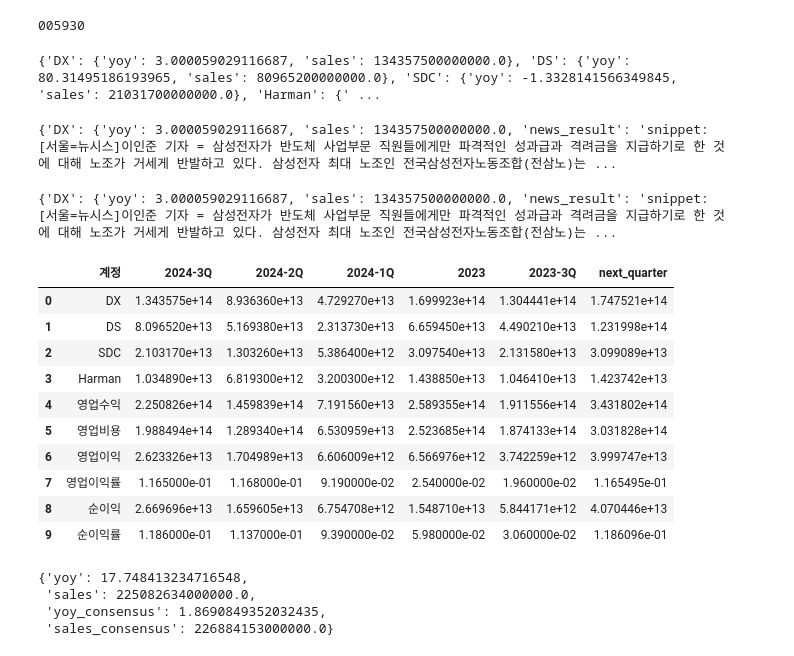
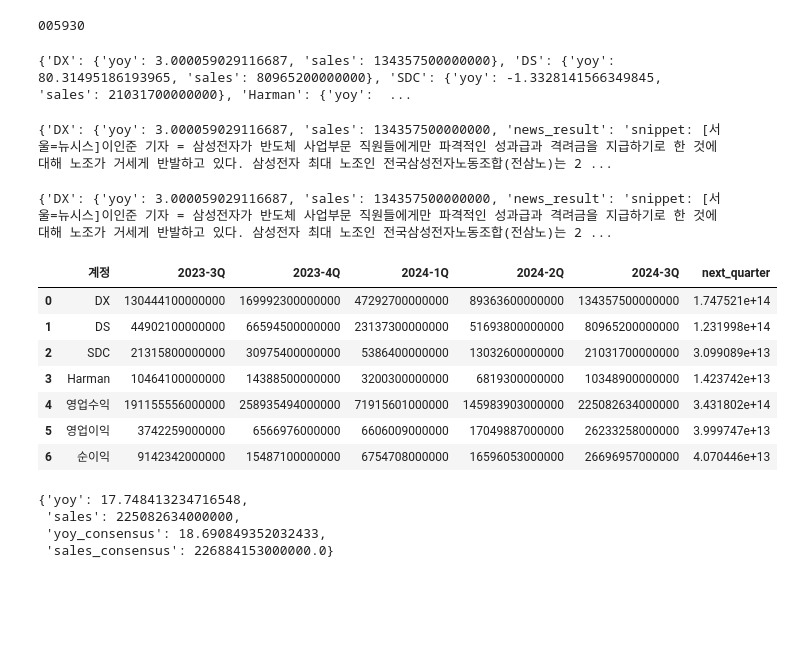
Before and after one commit to SNU-NC/valuation_agent, a Jupyter notebook: report_agent/report_agent.ipynb, the cells around one changed output. Saved outputs shown, nothing was run; the diff lists cells and outputs as text; code cells hidden in the pictures; blank space fills up the shorter version.

```diff
--- a/report_agent/report_agent.ipynb
+++ b/report_agent/report_agent.ipynb
@@ -64,7 +64,7 @@ def get_ticker(company_name):
         return None
 # %%
 # 상태 정보 초기화, 티커 추출
-company_name = "삼성전자"
+company_name = "네이버"
 
 ticker = get_ticker(company_name)
 ticker = ticker.split(".")[0]
@@ -75,11 +75,11 @@ print(ticker)
 import pandas as pd
 consensus_df = pd.read_csv(f"./consensus_crawling/consensus_result.csv")
 current_quarter_sales_consensus = consensus_df.loc[consensus_df['종목코드'] == ticker, '직전분기_매출액_컨센서스'].values[0] * (10 ** 8) #(10^8 =억원)
+# %%
+state = State(company_name=company_name, ticker=ticker)
+
+income_stmt_cum = pd.read_excel(f"./data/quarterly_financial_data/{ticker}_quarterly_financial_data.xlsx",header=0)
 # %%
-state = State(company_name=company_name, ticker=ticker)
-
-income_stmt_cum = pd.read_csv(f"./docs/{ticker}_segment_sales+income_stmt_cum.csv",header=0)
-
 # 사업부 추출
 segments = []
 for item in income_stmt_cum.iloc[:, 0]:
@@ -88,8 +88,8 @@ for item in income_stmt_cum.iloc[:, 0]:
     segments.append(item)
 
 # YoY 계산 ((현재 - 이전) / 이전) * 100
-present_quarter = income_stmt_cum.iloc[:,1]
-year_ago_quarter = income_stmt_cum.iloc[:,1+4]
+present_quarter = income_stmt_cum.iloc[:,1+4]
+year_ago_quarter = income_stmt_cum.iloc[:,1]
 yoy = ((present_quarter - year_ago_quarter) / year_ago_quarter) * 100
 
 # 각 사업부별 YoY와 사업부 이름을 함께 보여주기
@@ -114,7 +114,7 @@ for segment, sales in zip(income_stmt_cum['계정'], present_quarter):
 
 print(state.segment)
 # %% [output]
-{'DX': {'yoy': 3.000059029116687, 'sales': 134357500000000.0}, 'DS': {'yoy': 80.31495186193965, 'sales': 80965200000000.0}, 'SDC': {'yoy': -1.3328141566349845, 'sales': 21031700000000.0}, 'Harman': {' ...
+{'DX': {'yoy': 3.000059029116687, 'sales': 134357500000000}, 'DS': {'yoy': 80.31495186193965, 'sales': 80965200000000}, 'SDC': {'yoy': -1.3328141566349845, 'sales': 21031700000000}, 'Harman': {'yoy':  ...
 # %%
 # 사업부별 뉴스 검색
 duckduckgo_search_tool = DuckDuckGoSearchResults(max_results=1,backend="news")
@@ -128,7 +128,7 @@ for segment in segments:
 
 print(state.segment)
 # %% [output]
-{'DX': {'yoy': 3.000059029116687, 'sales': 134357500000000.0, 'news_result': 'snippet: [서울=뉴시스]이인준 기자 = 삼성전자가 반도체 사업부문 직원들에게만 파격적인 성과급과 격려금을 지급하기로 한 것에 대해 노조가 거세게 반발하고 있다. 삼성전자 최대 노조인 전국삼성전자노동조합(전삼노)는 ...
+{'DX': {'yoy': 3.000059029116687, 'sales': 134357500000000, 'news_result': 'snippet: [서울=뉴시스]이인준 기자 = 삼성전자가 반도체 사업부문 직원들에게만 파격적인 성과급과 격려금을 지급하기로 한 것에 대해 노조가 거세게 반발하고 있다. 삼성전자 최대 노조인 전국삼성전자노동조합(전삼노)는 2 ...
 # %%
 from langchain_core.prompts import ChatPromptTemplate
 from langchain_core.output_parsers import PydanticOutputParser
@@ -171,73 +171,57 @@ for segment in segments:
 
 print(state.segment)
 # %% [output]
-{'DX': {'yoy': 3.000059029116687, 'sales': 134357500000000.0, 'news_result': 'snippet: [서울=뉴시스]이인준 기자 = 삼성전자가 반도체 사업부문 직원들에게만 파격적인 성과급과 격려금을 지급하기로 한 것에 대해 노조가 거세게 반발하고 있다. 삼성전자 최대 노조인 전국삼성전자노동조합(전삼노)는 ...
+{'DX': {'yoy': 3.000059029116687, 'sales': 134357500000000, 'news_result': 'snippet: [서울=뉴시스]이인준 기자 = 삼성전자가 반도체 사업부문 직원들에게만 파격적인 성과급과 격려금을 지급하기로 한 것에 대해 노조가 거세게 반발하고 있다. 삼성전자 최대 노조인 전국삼성전자노동조합(전삼노)는 2 ...
 # %%
 # 다음 분기(예측) 열 추가 (모든 행 0으로 초기화)
 income_stmt_cum['next_quarter'] = 0
 
 # segments에 있는 계정에 대해서만 yoy_prediction을 적용하여 업데이트
 for segment in segments:
     yoy_prediction = state.segment[segment]['yoy_prediction']
     predicted_growth_rate = 1 + (yoy_prediction / 100)  # yoy_prediction을 성장률로 변환
 
     # 해당 segment 행의 next_quarter 값을 업데이트(next_quarter의 1년 전 분기 값 * 성장률)
-    income_stmt_cum.loc[income_stmt_cum['계정'] == segment, 'next_quarter'] = income_stmt_cum.loc[income_stmt_cum['계정'] == segment].iloc[:,4] * predicted_growth_rate
+    income_stmt_cum.loc[income_stmt_cum['계정'] == segment, 'next_quarter'] = income_stmt_cum.loc[income_stmt_cum['계정'] == segment].iloc[:,2] * predicted_growth_rate
 
 # next_quarter의 segments 행들의 합계 계산
 revenue_sum = income_stmt_cum.loc[income_stmt_cum['계정'].isin(segments), 'next_quarter'].sum()
 
 # segments의 합계를 영업수익 값으로 업데이트
 income_stmt_cum.loc[income_stmt_cum['계정'] == '영업수익', 'next_quarter'] = revenue_sum
 
-# 직전분기의 영업수익 대비 영업비용 비율 계산
-revenue_current_quarter = income_stmt_cum.loc[income_stmt_cum['계정'] == '영업수익'].iloc[:,1].values[0]
-cost_current_quarter = income_stmt_cum.loc[income_stmt_cum['계정'] == '영업비용'].iloc[:,1].values[0]
-cost_ratio = cost_current_quarter / revenue_current_quarter
+# 직전분기의 영업수익 대비 영업이익 비율 계산
+revenue_current_quarter = income_stmt_cum.loc[income_stmt_cum['계정'] == '영업수익'].iloc[:,5].values[0]
+operating_profit_current_quarter = income_stmt_cum.loc[income_stmt_cum['계정'] == '영업이익'].iloc[:,5].values[0]
+operating_profit_margin = operating_profit_current_quarter / revenue_current_quarter
 
-# 동기간 전분기의 영업비용비율을 다음 분기의 영업비용 예측에 사용(영업이익률을 그대로 사용)
+# 동기간 전분기의 영업이익율을 다음 분기의 영업이익 예측에 사용(영업이익률을 그대로 사용)
 revenue_next_quarter = income_stmt_cum.loc[income_stmt_cum['계정'] == '영업수익', 'next_quarter'].values[0]
-cost_next_quarter = revenue_next_quarter * cost_ratio
-
-# 영업비용 행의 next_quarter 값을 업데이트
-income_stmt_cum.loc[income_stmt_cum['계정'] == '영업비용', 'next_quarter'] = cost_next_quarter
-
-# next_quarter의 영업이익 계산 (영업수익 - 영업비용)
-operating_profit_next_quarter = revenue_next_quarter - cost_next_quarter
+operating_profit_next_quarter = revenue_next_quarter * operating_profit_margin
 
 # 영업이익 행의 next_quarter 값을 업데이트
 income_stmt_cum.loc[income_stmt_cum['계정'] == '영업이익', 'next_quarter'] = operating_profit_next_quarter
 
-# 다음분기의 영업이익률 계산 (영업이익/영업수익 * 100)
-operating_margin_next_quarter = (operating_profit_next_quarter / revenue_next_quarter)
-
-# 영업이익률 행의 next_quarter 값을 업데이트
-income_stmt_cum.loc[income_stmt_cum['계정'] == '영업이익률', 'next_quarter'] = operating_margin_next_quarter
-
 # 직전분기의 순이익률 계산
-net_income_current_quarter = income_stmt_cum.loc[income_stmt_cum['계정'] == '순이익'].iloc[:,1].values[0]
+net_income_current_quarter = income_stmt_cum.loc[income_stmt_cum['계정'] == '순이익'].iloc[:,5].values[0]
 net_margin_current_quarter = net_income_current_quarter / revenue_current_quarter
 
 # 다음분기의 순이익 계산(직전분기의 순이익률 * 다음분기의 추정 영업수익)
 net_income_next_quarter = revenue_next_quarter * net_margin_current_quarter
 
-# 순이익과 순이익률 행 업데이트
+# 순이익 행 업데이트
 income_stmt_cum.loc[income_stmt_cum['계정'] == '순이익', 'next_quarter'] = net_income_next_quarter
-income_stmt_cum.loc[income_stmt_cum['계정'] == '순이익률', 'next_quarter'] = net_margin_current_quarter
 
 income_stmt_cum
 # %% [output]
-|  | 계정 | 2024-3Q | 2024-2Q | 2024-1Q | 2023 | 2023-3Q | next_quarter |
-| 0 | DX | 1.343575e+14 | 8.936360e+13 | 4.729270e+13 | 1.699923e+14 | 1.304441e+14 | 1.747521e+14 |
-| 1 | DS | 8.096520e+13 | 5.169380e+13 | 2.313730e+13 | 6.659450e+13 | 4.490210e+13 | 1.231998e+14 |
-| 2 | SDC | 2.103170e+13 | 1.303260e+13 | 5.386400e+12 | 3.097540e+13 | 2.131580e+13 | 3.099089e+13 |
-| 3 | Harman | 1.034890e+13 | 6.819300e+12 | 3.200300e+12 | 1.438850e+13 | 1.046410e+13 | 1.423742e+13 |
-| 4 | 영업수익 | 2.250826e+14 | 1.459839e+14 | 7.191560e+13 | 2.589355e+14 | 1.911556e+14 | 3.431802e+14 |
-| 5 | 영업비용 | 1.988494e+14 | 1.289340e+14 | 6.530959e+13 | 2.523685e+14 | 1.874133e+14 | 3.031828e+14 |
-| 6 | 영업이익 | 2.623326e+13 | 1.704989e+13 | 6.606009e+12 | 6.566976e+12 | 3.742259e+12 | 3.999747e+13 |
-| 7 | 영업이익률 | 1.165000e-01 | 1.168000e-01 | 9.190000e-02 | 2.540000e-02 | 1.960000e-02 | 1.165495e-01 |
-| 8 | 순이익 | 2.669696e+13 | 1.659605e+13 | 6.754708e+12 | 1.548710e+13 | 5.844171e+12 | 4.070446e+13 |
-| 9 | 순이익률 | 1.186000e-01 | 1.137000e-01 | 9.390000e-02 | 5.980000e-02 | 3.060000e-02 | 1.186096e-01 |
+|  | 계정 | 2023-3Q | 2023-4Q | 2024-1Q | 2024-2Q | 2024-3Q | next_quarter |
+| 0 | DX | 130444100000000 | 169992300000000 | 47292700000000 | 89363600000000 | 134357500000000 | 1.747521e+14 |
+| 1 | DS | 44902100000000 | 66594500000000 | 23137300000000 | 51693800000000 | 80965200000000 | 1.231998e+14 |
+| 2 | SDC | 21315800000000 | 30975400000000 | 5386400000000 | 13032600000000 | 21031700000000 | 3.099089e+13 |
+| 3 | Harman | 10464100000000 | 14388500000000 | 3200300000000 | 6819300000000 | 10348900000000 | 1.423742e+13 |
+| 4 | 영업수익 | 191155556000000 | 258935494000000 | 71915601000000 | 145983903000000 | 225082634000000 | 3.431802e+14 |
+| 5 | 영업이익 | 3742259000000 | 6566976000000 | 6606009000000 | 17049887000000 | 26233258000000 | 3.999747e+13 |
+| 6 | 순이익 | 9142342000000 | 15487100000000 | 6754708000000 | 16596053000000 | 26696957000000 | 4.070446e+13 |
 # %%
 # income_stmt_cum 데이터프레임을 엑셀 파일로 저장
 income_stmt_cum.to_excel('income_stmt_cum.xlsx', index=False)
@@ -250,7 +234,7 @@ def naver_sales_earning_surprise(current_quarter_sales_consensus:float) -> float
         직전 분기 매출액에 대한 발표직전 컨센서스 (단위: 억원) + 직전 분기의 전분기까지의 실제 매출액 = 직전 분기까지 누적 매출액 컨센서스
     """
 
-    before_current_quarter_sales_cum = income_stmt_cum.loc[income_stmt_cum['계정'] == '영업수익'].iloc[:,2].values[0]
+    before_current_quarter_sales_cum = income_stmt_cum.loc[income_stmt_cum['계정'] == '영업수익'].iloc[:,4].values[0]
     current_quarter_sales_cum_consensus = current_quarter_sales_consensus + before_current_quarter_sales_cum
 
     return current_quarter_sales_cum_consensus
@@ -258,8 +242,8 @@ def naver_sales_earning_surprise(current_quarter_sales_consensus:float) -> float
 current_quarter_sales_cum_consensus = naver_sales_earning_surprise(current_quarter_sales_consensus)
 current_quarter_sales_cum = state.segment['영업수익']['sales']
 
-year_ago_quarter_sales_cum = income_stmt_cum.loc[income_stmt_cum['계정'] == '영업수익'].iloc[:,5].values[0]
-yoy_consensus = ((current_quarter_sales_cum_consensus - year_ago_quarter_sales_cum) / year_ago_quarter_sales_cum) * 10
+year_ago_quarter_sales_cum = income_stmt_cum.loc[income_stmt_cum['계정'] == '영업수익'].iloc[:,1].values[0]
+yoy_consensus = ((current_quarter_sales_cum_consensus - year_ago_quarter_sales_cum) / year_ago_quarter_sales_cum) * 100
 
 state.segment['영업수익'].update({"yoy_consensus":yoy_consensus})
 state.segment['영업수익'].update({"sales_consensus":current_quarter_sales_cum_consensus})
@@ -267,8 +251,8 @@ state.segment['영업수익'].update({"sales_consensus":current_quarter_sales_cu
 state.segment['영업수익']
 # %% [output]
 {'yoy': 17.748413234716548,
- 'sales': 225082634000000.0,
- 'yoy_consensus': 1.8690849352032435,
+ 'sales': 225082634000000,
+ 'yoy_consensus': 18.690849352032433,
  'sales_consensus': 226884153000000.0}
 # %%
 def current_quarter_review(state:State) -> None:
```
Also changed, not shown: parts of 6 cells of this notebook, 26 other files.
